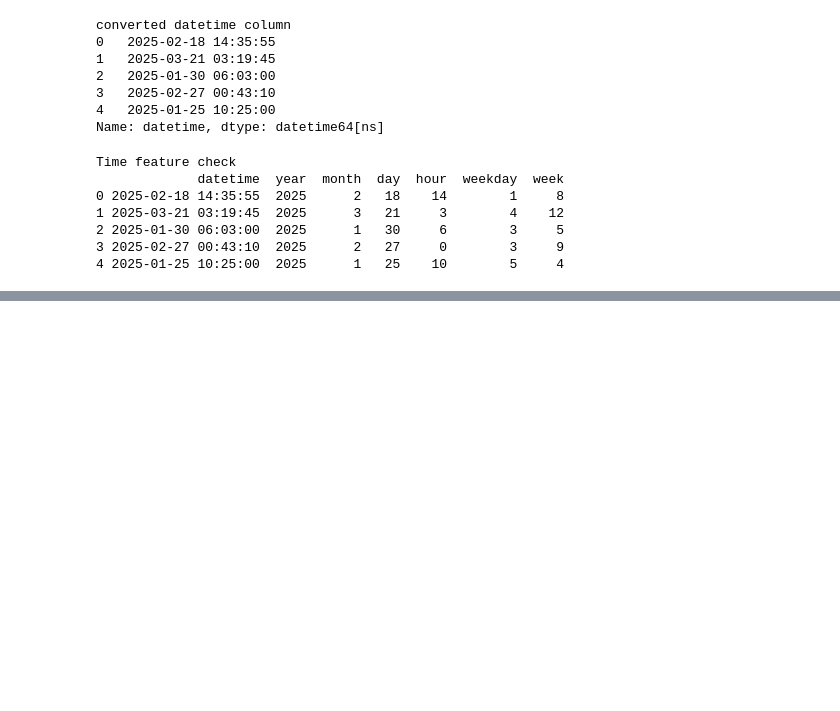
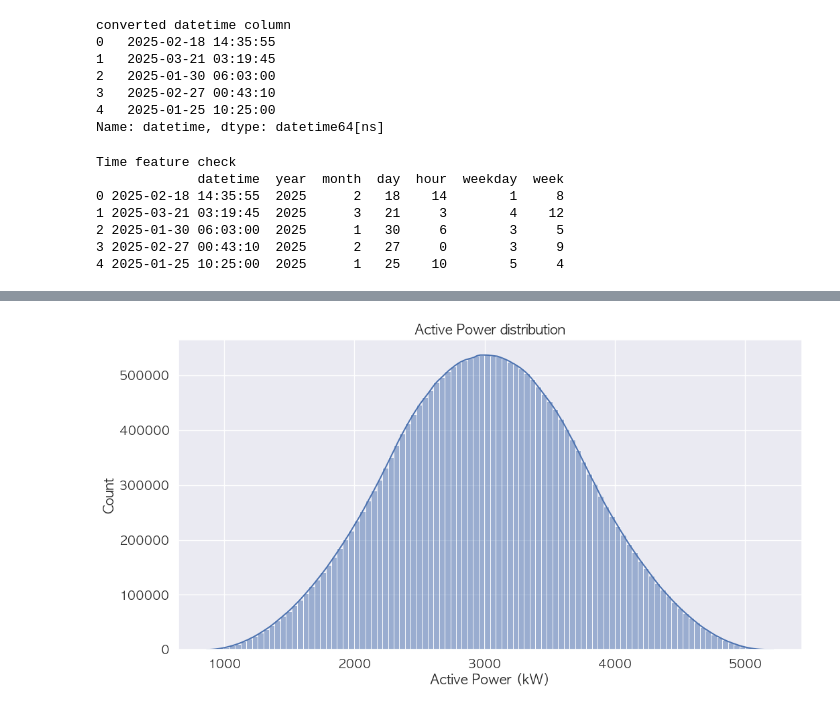
Before and after one commit to gratis-caelum/Not_Null, a Jupyter notebook: notebooks/EDA.ipynb, the cells around one changed output, grey strips where cells are left out. Drawn from its saved outputs; the diff is of its cells as text; code cells hidden in the pictures; blank space fills up the shorter version.

```diff
--- a/notebooks/EDA.ipynb
+++ b/notebooks/EDA.ipynb
@@ -167,0 +241,8 @@ Time feature check
+# %%
+plt.figure(figsize=(12, 6))
+sns.histplot(df["activePower"], kde=True, bins=100)
+plt.title("Active Power distribution")
+plt.xlabel("Active Power (kW)")
+plt.show()
+# %% [output]
+[figure, added]
```
Also changed, not shown: parts of 23 cells of this notebook.
